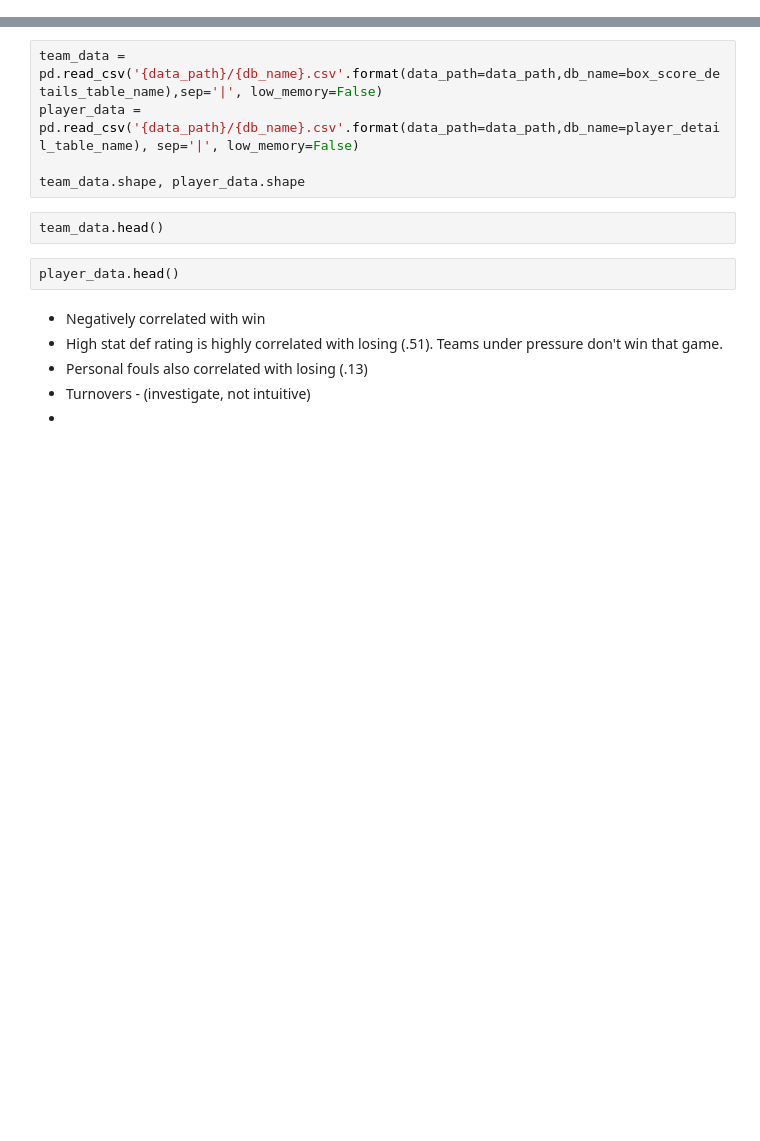
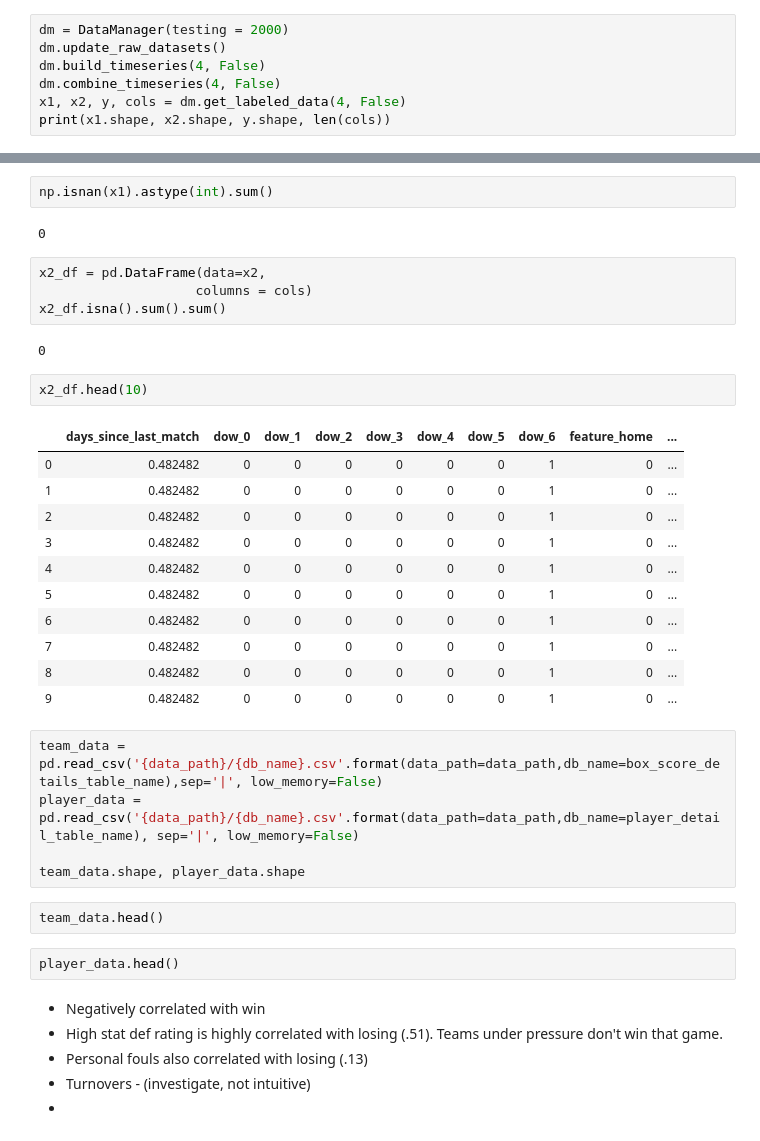
Before and after one commit to tristan00/sports_predictor, a Jupyter notebook: nba/eda.ipynb, the cells around one changed output, grey strips where cells are left out. Saved outputs shown, nothing was run; the diff lists cells and outputs as text; blank space fills up the shorter version.

```diff
--- a/nba/eda.ipynb
+++ b/nba/eda.ipynb
@@ -45,3 +52,10 @@ k_min_sensitivity = 1
 pd.set_option('display.max_rows', 500)
 pd.set_option('display.max_columns', 500)
 pd.set_option('display.width', 1000)
+# %%
+dm = DataManager(testing = 2000)
+dm.update_raw_datasets()
+dm.build_timeseries(4, False)
+dm.combine_timeseries(4, False)
+x1, x2, y, cols = dm.get_labeled_data(4, False)
+print(x1.shape, x2.shape, y.shape, len(cols))
@@ -48,3 +100,27 @@ pd.set_option('display.width', 1000)
+# %%
+np.isnan(x1).astype(int).sum()
+# %% [output]
+0
+# %%
+x2_df = pd.DataFrame(data=x2,
+                    columns = cols)
+x2_df.isna().sum().sum()
+# %% [output]
+0
+# %%
+x2_df.head(10)
+# %% [output]
+|  | days_since_last_match | dow_0 | dow_1 | dow_2 | dow_3 | dow_4 | dow_5 | dow_6 | feature_home | ... |
+| 0 | 0.482482 | 0 | 0 | 0 | 0 | 0 | 0 | 1 | 0 | ... |
+| 1 | 0.482482 | 0 | 0 | 0 | 0 | 0 | 0 | 1 | 0 | ... |
+| 2 | 0.482482 | 0 | 0 | 0 | 0 | 0 | 0 | 1 | 0 | ... |
+| 3 | 0.482482 | 0 | 0 | 0 | 0 | 0 | 0 | 1 | 0 | ... |
+| 4 | 0.482482 | 0 | 0 | 0 | 0 | 0 | 0 | 1 | 0 | ... |
+| 5 | 0.482482 | 0 | 0 | 0 | 0 | 0 | 0 | 1 | 0 | ... |
+| 6 | 0.482482 | 0 | 0 | 0 | 0 | 0 | 0 | 1 | 0 | ... |
+| 7 | 0.482482 | 0 | 0 | 0 | 0 | 0 | 0 | 1 | 0 | ... |
+| 8 | 0.482482 | 0 | 0 | 0 | 0 | 0 | 0 | 1 | 0 | ... |
+| 9 | 0.482482 | 0 | 0 | 0 | 0 | 0 | 0 | 1 | 0 | ... |
 # %%
 team_data = pd.read_csv('{data_path}/{db_name}.csv'.format(data_path=data_path,db_name=box_score_details_table_name),sep='|', low_memory=False)
 player_data = pd.read_csv('{data_path}/{db_name}.csv'.format(data_path=data_path,db_name=player_detail_table_name), sep='|', low_memory=False)
```
Also changed, not shown: parts of 8 cells of this notebook, 2 other files.
